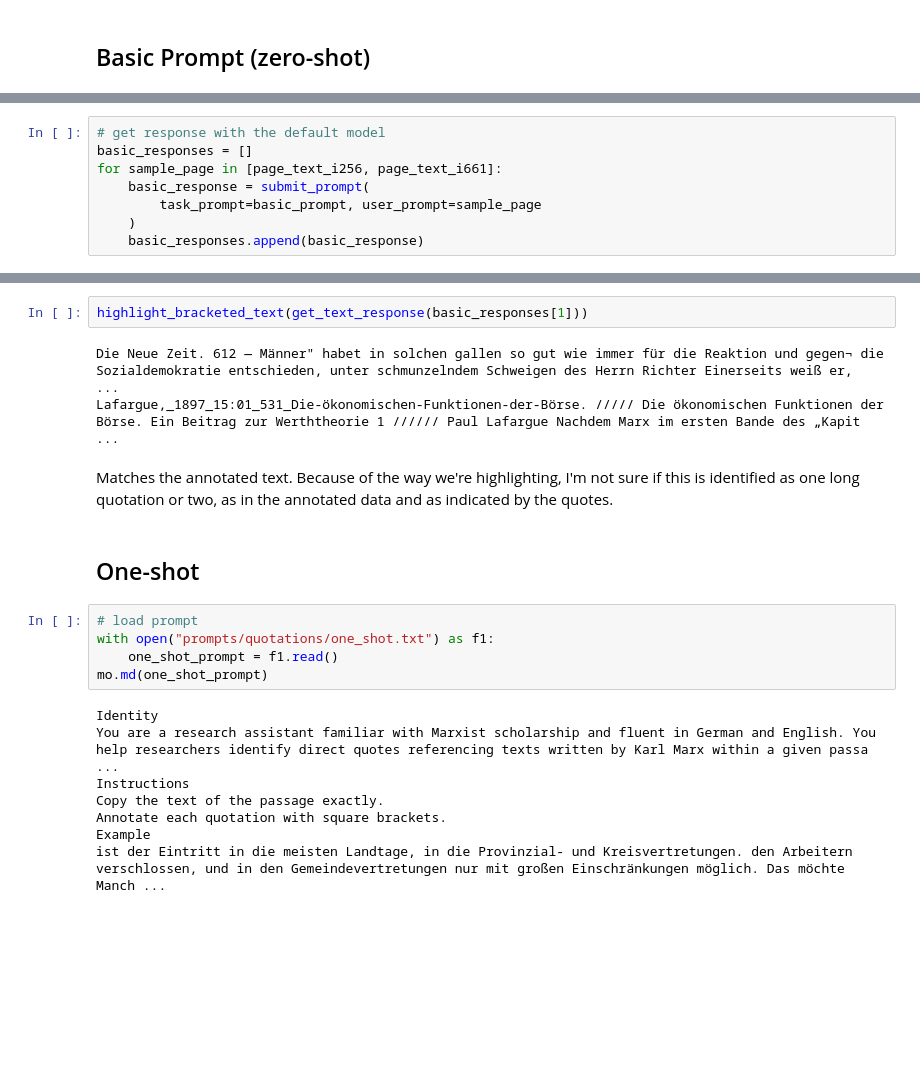
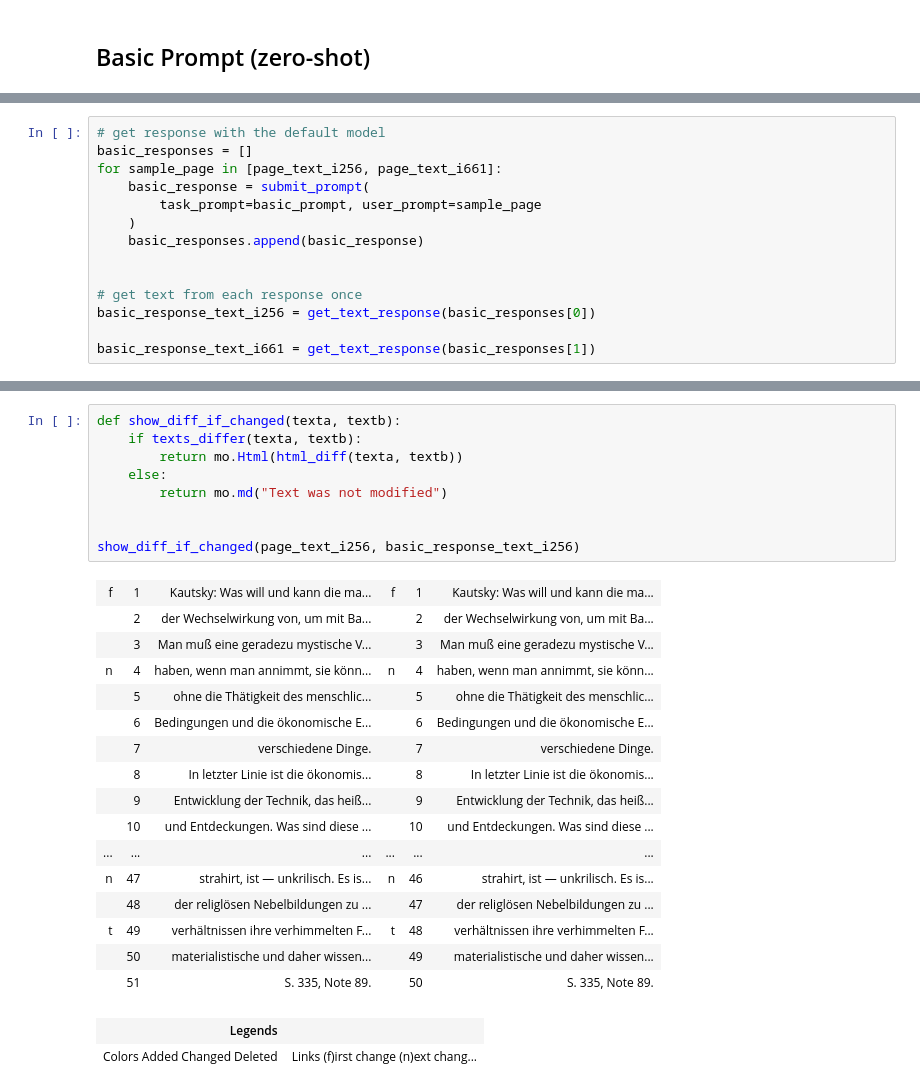
Before and after one commit to Princeton-CDH/remarx, a Jupyter notebook: notebooks/__marimo__/quotation-prompting.ipynb, the cells around one changed output, grey strips where cells are left out. Drawn from its saved outputs; the diff is of its cells as text; blank space fills up the shorter version.

Commit message:
Refine methods for viewing & comparing annotated texts; use in notebook

```diff
--- a/notebooks/__marimo__/quotation-prompting.ipynb
+++ b/notebooks/__marimo__/quotation-prompting.ipynb
@@ -103,4 +111,10 @@ for sample_page in [page_text_i256, page_text_i661]:
         task_prompt=basic_prompt, user_prompt=sample_page
     )
     basic_responses.append(basic_response)
+
+
+# get text from each response once
+basic_response_text_i256 = get_text_response(basic_responses[0])
+
+basic_response_text_i661 = get_text_response(basic_responses[1])
 # %%
@@ -114,22 +131,28 @@ Substantial overlap with the annotated passage; it starts about a sentence later
 # %%
-highlight_bracketed_text(get_text_response(basic_responses[1]))
+def show_diff_if_changed(texta, textb):
+    if texts_differ(texta, textb):
+        return mo.Html(html_diff(texta, textb))
+    else:
+        return mo.md("Text was not modified")
+
+
+show_diff_if_changed(page_text_i256, basic_response_text_i256)
 # %% [output]
-Die Neue Zeit. 612 — Männer" habet in solchen gallen so gut wie immer für die Reaktion und gegen¬ die Sozialdemokratie entschieden, unter schmunzelndem Schweigen des Herrn Richter Einerseits weiß er,  ...
-Lafargue,_1897_15:01_531_Die-ökonomischen-Funktionen-der-Börse. ///// Die ökonomischen Funktionen der Börse. Ein Beitrag zur Werththeorie 1 ////// Paul Lafargue Nachdem Marx im ersten Bande des „Kapit ...
+| f | 1 | Kautsky: Was will und kann die ma... | f | 1 | Kautsky: Was will und kann die ma... |
+|  | 2 | der Wechselwirkung von, um mit Ba... |  | 2 | der Wechselwirkung von, um mit Ba... |
+|  | 3 | Man muß eine geradezu mystische V... |  | 3 | Man muß eine geradezu mystische V... |
+| n | 4 | haben, wenn man annimmt, sie könn... | n | 4 | haben, wenn man annimmt, sie könn... |
+|  | 5 | ohne die Thätigkeit des menschlic... |  | 5 | ohne die Thätigkeit des menschlic... |
+|  | 6 | Bedingungen und die ökonomische E... |  | 6 | Bedingungen und die ökonomische E... |
+|  | 7 | verschiedene Dinge. |  | 7 | verschiedene Dinge. |
+|  | 8 | In letzter Linie ist die ökonomis... |  | 8 | In letzter Linie ist die ökonomis... |
+|  | 9 | Entwicklung der Technik, das heiß... |  | 9 | Entwicklung der Technik, das heiß... |
+|  | 10 | und Entdeckungen. Was sind diese ... |  | 10 | und Entdeckungen. Was sind diese ... |
+| ... | ... | ... | ... | ... | ... |
+| n | 47 | strahirt, ist — unkrilisch. Es is... | n | 46 | strahirt, ist — unkrilisch. Es is... |
+|  | 48 | der religlösen Nebelbildungen zu ... |  | 47 | der religlösen Nebelbildungen zu ... |
+| t | 49 | verhältnissen ihre verhimmelten F... | t | 48 | verhältnissen ihre verhimmelten F... |
+|  | 50 | materialistische und daher wissen... |  | 49 | materialistische und daher wissen... |
+|  | 51 | S. 335, Note 89. |  | 50 | S. 335, Note 89. |
+| Legends |  |
+| Colors Added Changed Deleted | Links (f)irst change (n)ext chang... |
-# %% [markdown]
-Matches the annotated text. Because of the way we're highlighting, I'm not sure if this is identified as one long quotation or two, as in the annotated data and as indicated by the quotes.
-# %% [markdown]
-## One-shot
-# %%
-# load prompt
-with open("prompts/quotations/one_shot.txt") as f1:
-    one_shot_prompt = f1.read()
-mo.md(one_shot_prompt)
-# %% [output]
-Identity
-You are a research assistant familiar with Marxist scholarship and fluent in German and English. You help researchers identify direct quotes referencing texts written by Karl Marx within a given passa ...
-Instructions
-Copy the text of the passage exactly.
-Annotate each quotation with square brackets.
-Example
-ist der Eintritt in die meisten Landtage, in die Provinzial- und Kreisvertretungen. den Arbeitern verschlossen, und in den Gemeindevertretungen nur mit großen Einschränkungen möglich. Das möchte Manch ...
```
Also changed, not shown: parts of 28 cells of this notebook, 5 other files.
